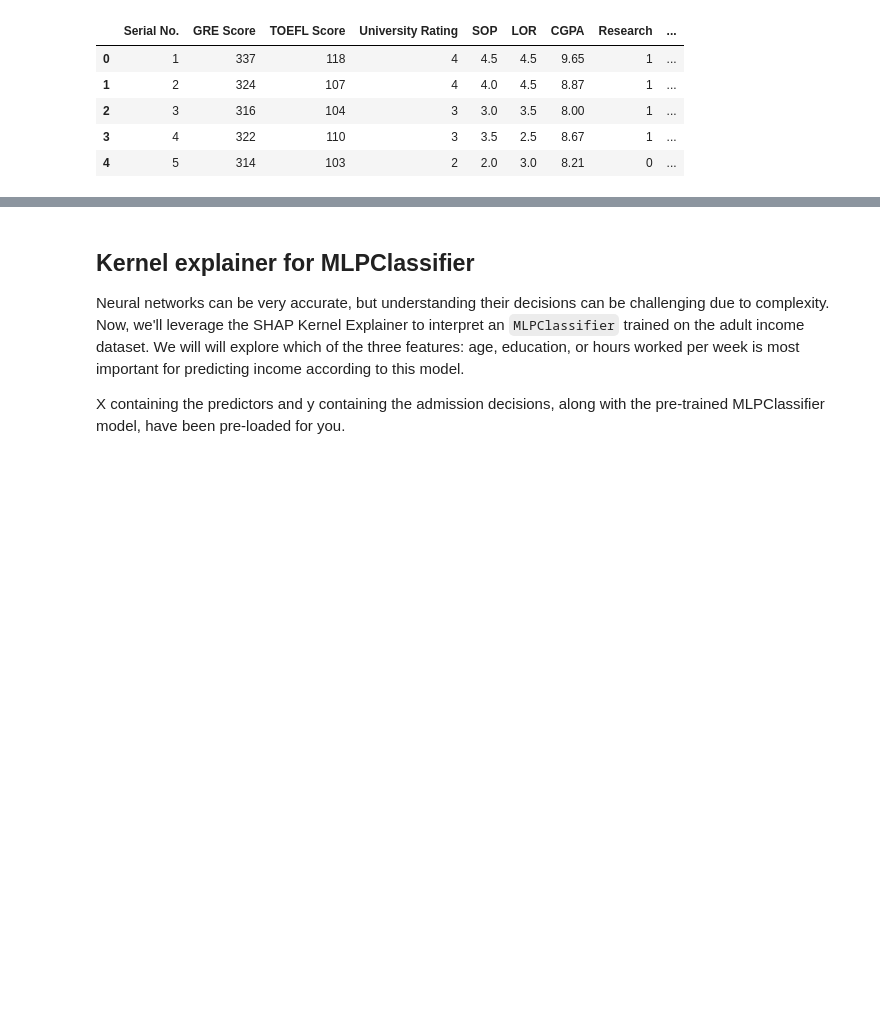
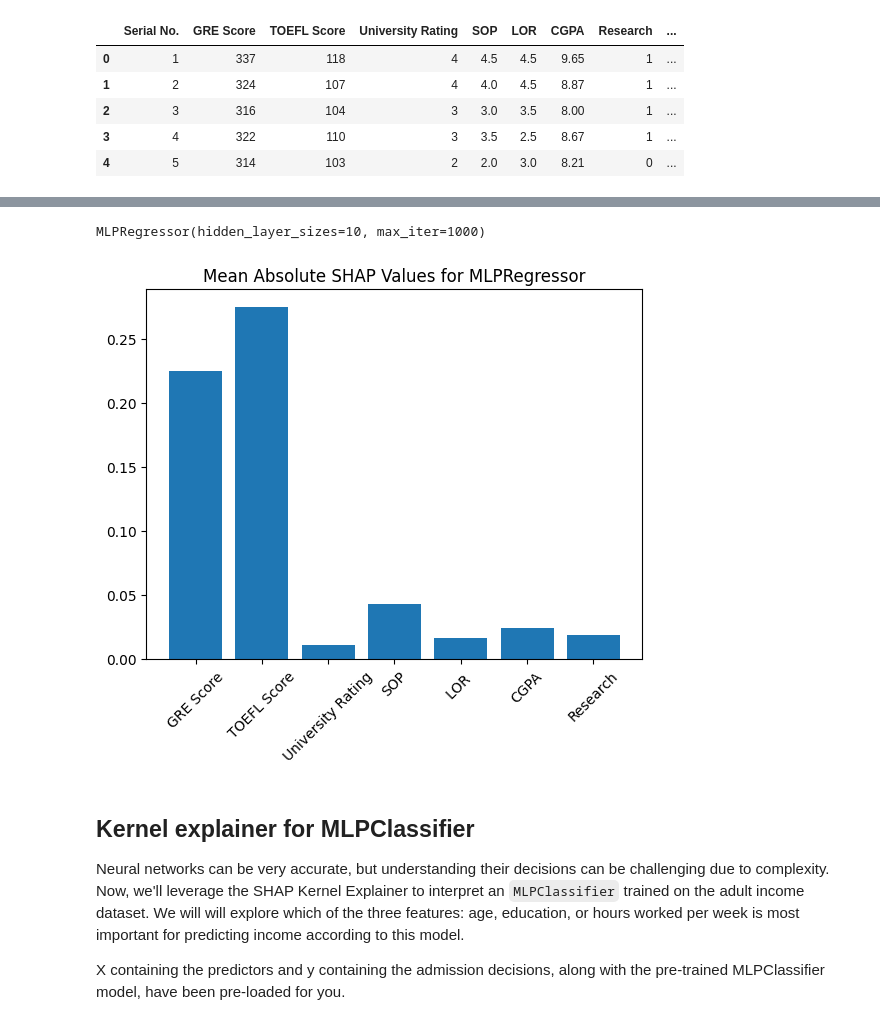
Before and after one commit to MichaelSzczepaniak/MLAIProjects, a Jupyter notebook: ExplainableML/ExplainableML.ipynb, the cells around one changed output, grey strips where cells are left out. Drawn from its saved outputs; the diff is of its cells as text; code cells hidden in the pictures; blank space fills up the shorter version.

Commit message:
complete model-agnostic explanation of MLPRegressor example on admissions data

```diff
--- a/ExplainableML/ExplainableML.ipynb
+++ b/ExplainableML/ExplainableML.ipynb
@@ -610,3 +599,29 @@ X_train_adm.head()
+# %%
+from sklearn.neural_network import MLPRegressor
+
+mlp_reg_adm = MLPRegressor(hidden_layer_sizes=10, max_iter=1000)  # need to increase max_iter to avoid non-convergence warning
+mlp_reg_adm.fit(X_train_adm, y_train_adm)
+# %% [output]
+MLPRegressor(hidden_layer_sizes=10, max_iter=1000)
+# %%
+# Create a SHAP Kernel Explainer
+explainer = shap.KernelExplainer(
+    mlp_reg_adm.predict,
+    shap.kmeans(X, 10)
+)
+
+# Calculate SHAP values
+shap_values = explainer.shap_values(X)
+
+# Calculate mean absolute SHAP values
+mean_abs_shap = np.abs(shap_values).mean(axis=0)
+
+plt.bar(X.columns, mean_abs_shap)
+plt.title('Mean Absolute SHAP Values for MLPRegressor')
+plt.xticks(rotation=45)
+plt.show()
+# %% [output]
+[figure, added]
 # %% [markdown]
 ## Kernel explainer for MLPClassifier
 
```
Also changed, not shown: parts of 11 cells of this notebook.
